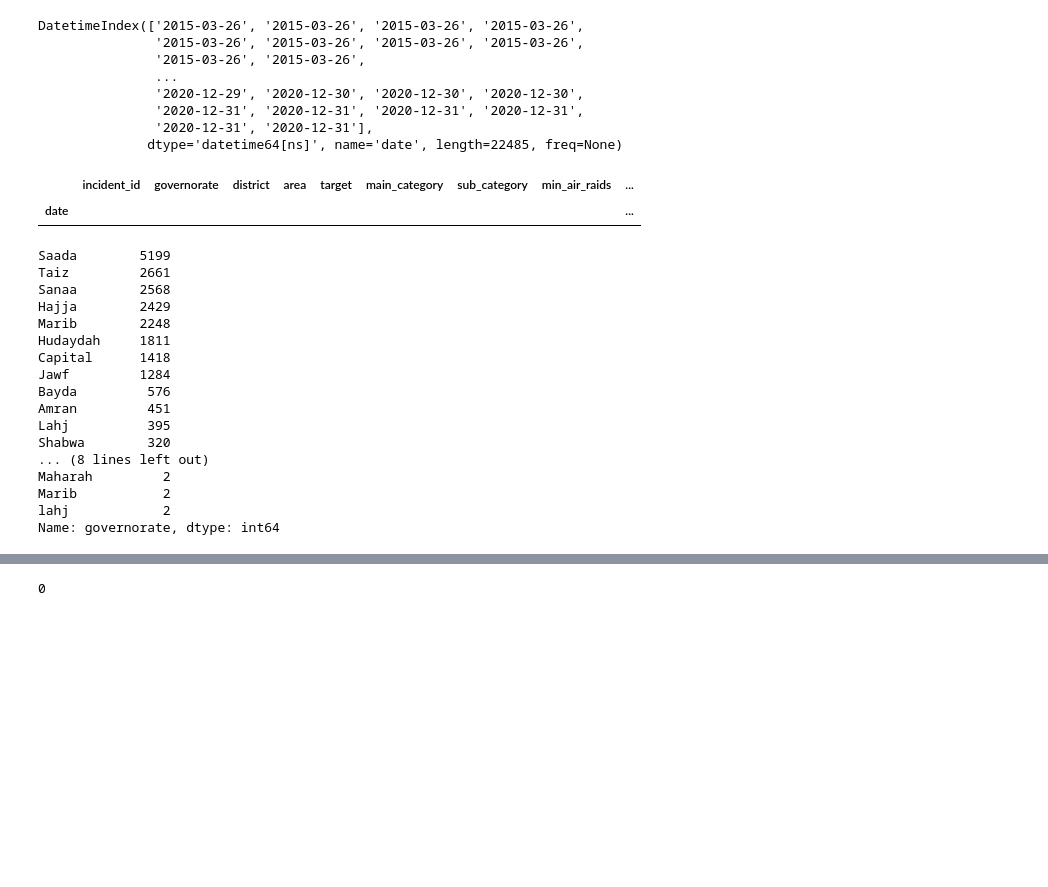
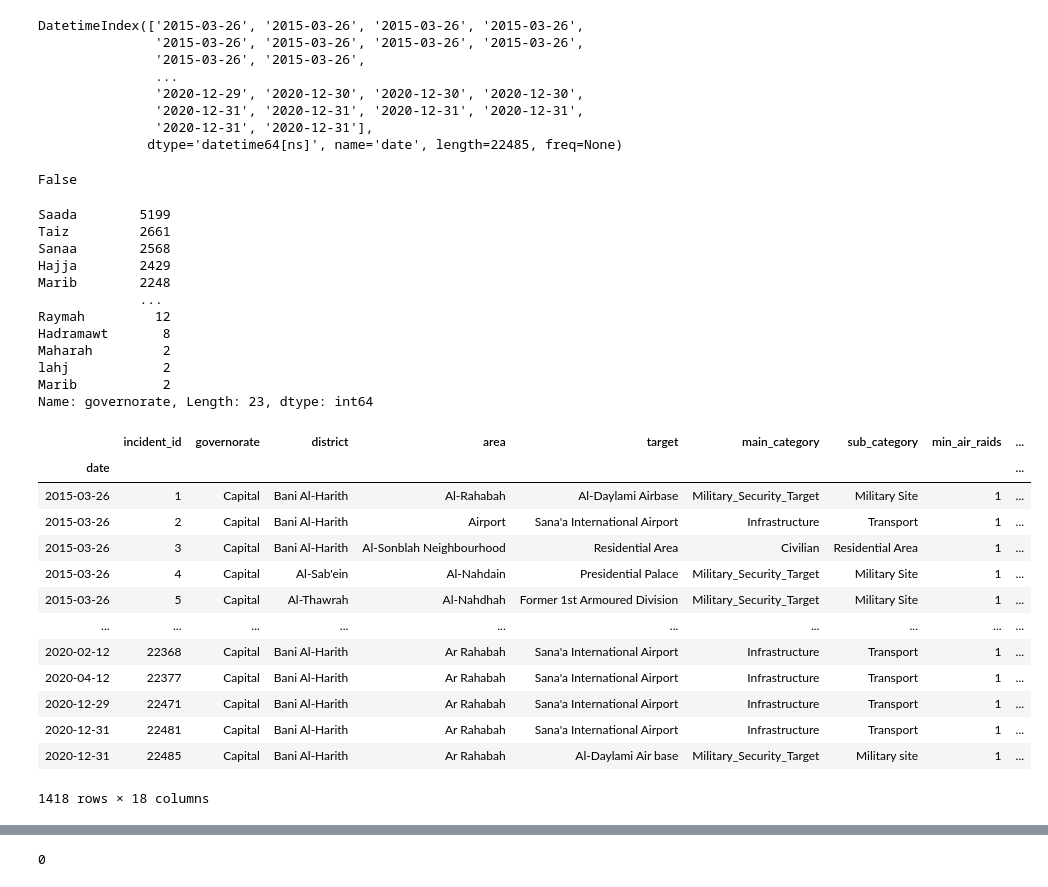
Before and after one commit to gnelsonpr6/yemen_air_raids, a Jupyter notebook: data_clean.ipynb, the cells around one changed output, grey strips where cells are left out. Saved outputs shown, nothing was run; the diff lists cells and outputs as text; code cells hidden in the pictures; blank space fills up the shorter version.

```diff
--- a/data_clean.ipynb
+++ b/data_clean.ipynb
@@ -5,10 +5,12 @@
 # %%
 import pandas as pd
 import math
+
+pd.set_option('display.max_rows', 10)
 # %% [markdown]
 ### Load data
 # %%
-df = pd.read_csv('yemen.csv', encoding='cp1252')
+df = pd.read_csv('data/raw_yemen_data.csv', encoding='cp1252')
 # %% [markdown]
 ### Checkout null values
 # %%
@@ -125,8 +113,8 @@ DatetimeIndex(['2015-03-26', '2015-03-26', '2015-03-26', '2015-03-26',
-# %%
-df[df['governorate'] == 'sanaa']
-# %% [output]
-|  | incident_id | governorate | district | area | target | main_category | sub_category | min_air_raids | ... |
-| date |  |  |  |  |  |  |  |  | ... |
+# %%
+# incident id: Check for duplicates
+any([x > 1 for x in df['incident_id'].value_counts()])
+# %% [output]
+False
 # %%
 # governorate
 df['governorate'].value_counts()
@@ -136,15 +124,37 @@ Taiz         2661
 Sanaa        2568
 Hajja        2429
 Marib        2248
-Hudaydah     1811
-Capital      1418
-Jawf         1284
-Bayda         576
-Amran         451
-Lahj          395
-Shabwa        320
-... (8 lines left out)
+             ...
+Raymah         12
+Hadramawt       8
 Maharah         2
+lahj            2
 Marib           2
-lahj            2
-Name: governorate, dtype: int64
+Name: governorate, Length: 23, dtype: int64
+# %%
+# Check 'Capital' - There is 'Capital' which may be 'Sanaa' or 'Aden'
+# (The capital is currently disputed in Yemen, historically it is Sanaa but recently it's Aden)
+
+# Resesarch on district in relation to capital
+# if distric is bani al-harith, then capital = Sanaa
+# if district is al-sab'ein, then capital = Sanaa
+# if ma'ain then Sanaa
+# if al-wahdah then Sanaa
+# if azal then Sanaa
+# shu'oub near Sanaa
+df[df['governorate']== 'Capital']
+# %% [output]
+|  | incident_id | governorate | district | area | target | main_category | sub_category | min_air_raids | ... |
+| date |  |  |  |  |  |  |  |  | ... |
+| 2015-03-26 | 1 | Capital | Bani Al-Harith | Al-Rahabah | Al-Daylami Airbase | Military_Security_Target | Military Site | 1 | ... |
+| 2015-03-26 | 2 | Capital | Bani Al-Harith | Airport | Sana'a International Airport | Infrastructure | Transport | 1 | ... |
+| 2015-03-26 | 3 | Capital | Bani Al-Harith | Al-Sonblah Neighbourhood | Residential Area | Civilian | Residential Area | 1 | ... |
+| 2015-03-26 | 4 | Capital | Al-Sab'ein | Al-Nahdain | Presidential Palace | Military_Security_Target | Military Site | 1 | ... |
+| 2015-03-26 | 5 | Capital | Al-Thawrah | Al-Nahdhah | Former 1st Armoured Division | Military_Security_Target | Military Site | 1 | ... |
+| ... | ... | ... | ... | ... | ... | ... | ... | ... | ... |
+| 2020-02-12 | 22368 | Capital | Bani Al-Harith | Ar Rahabah | Sana'a International Airport | Infrastructure | Transport | 1 | ... |
+| 2020-04-12 | 22377 | Capital | Bani Al-Harith | Ar Rahabah | Sana'a International Airport | Infrastructure | Transport | 1 | ... |
+| 2020-12-29 | 22471 | Capital | Bani Al-Harith | Ar Rahabah | Sana'a International Airport | Infrastructure | Transport | 1 | ... |
+| 2020-12-31 | 22481 | Capital | Bani Al-Harith | Ar Rahabah | Sana'a International Airport | Infrastructure | Transport | 1 | ... |
+| 2020-12-31 | 22485 | Capital | Bani Al-Harith | Ar Rahabah | Al-Daylami Air base | Military_Security_Target | Military site | 1 | ... |
+1418 rows × 18 columns
```
Also changed, not shown: parts of 9 cells of this notebook, 3 other files.
